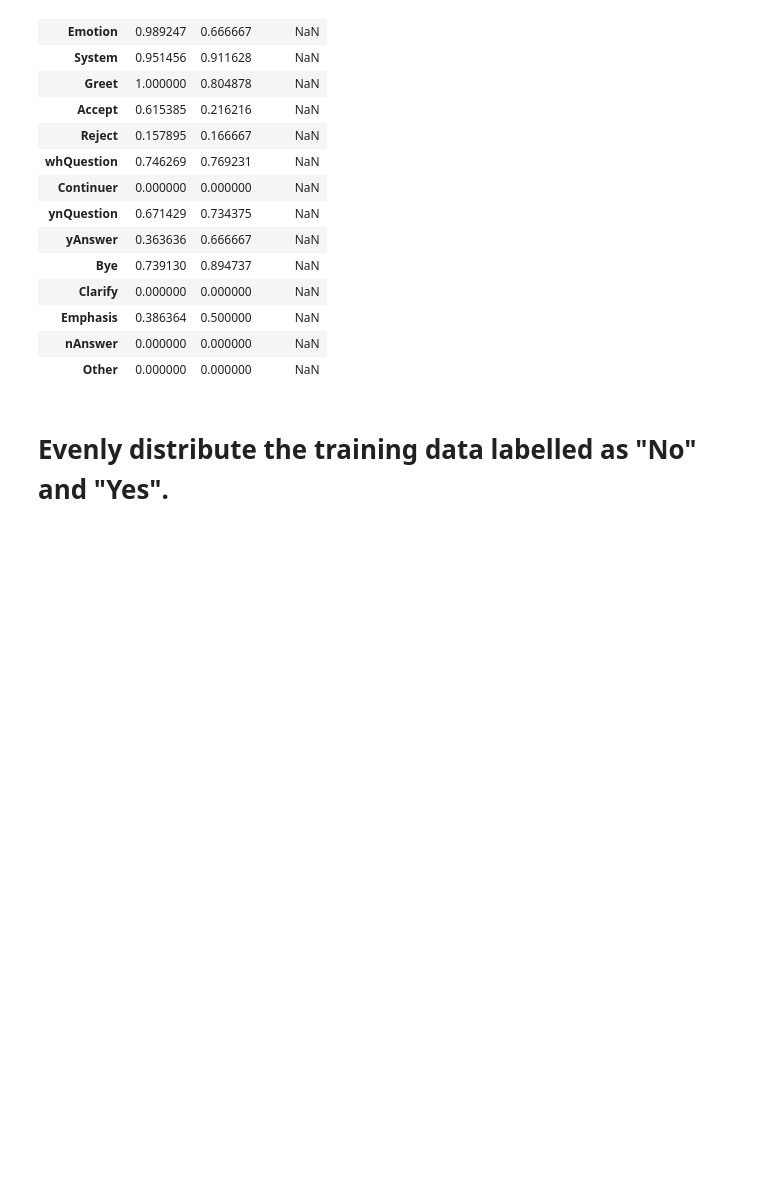
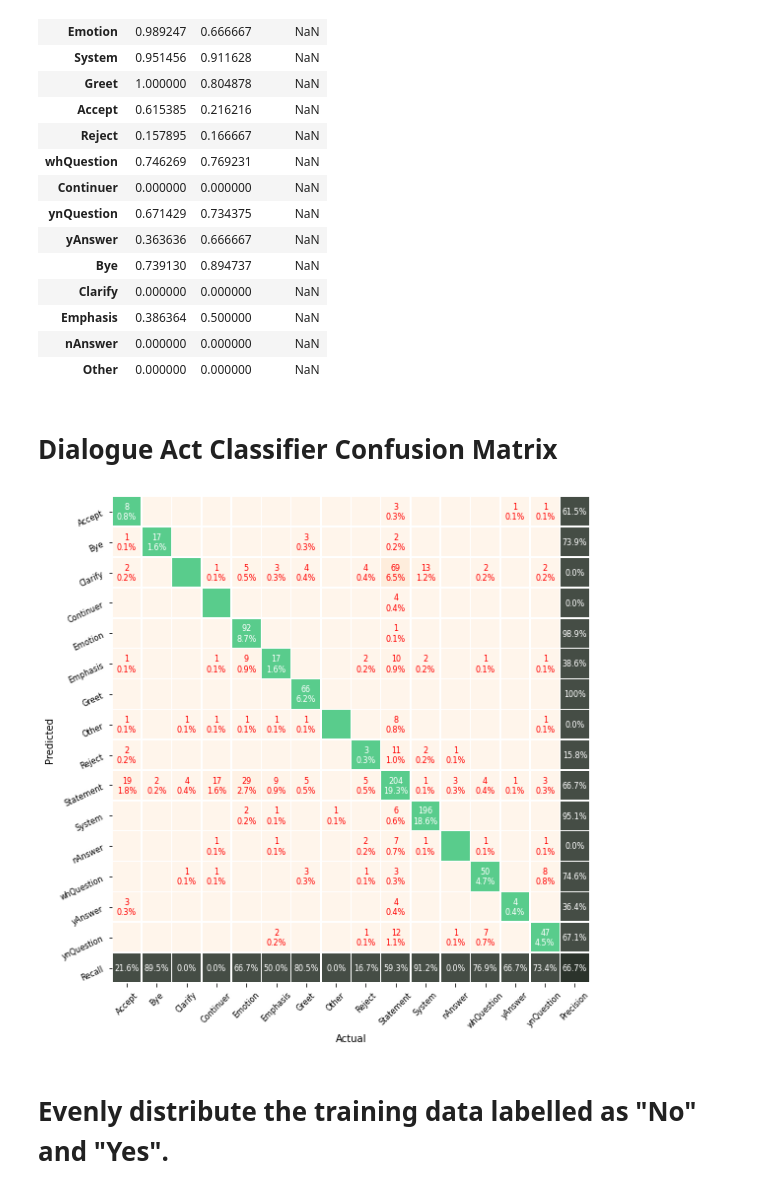
Before and after one commit to eddie-chiang/ccc4prc, a Jupyter notebook: Classifier Model Optimization - Recalibrated Dataset.ipynb, the cells around one changed output. Drawn from its saved outputs; the diff is of its cells as text; code cells hidden in the pictures; blank space fills up the shorter version.

```diff
--- a/Classifier Model Optimization - Recalibrated Dataset.ipynb
+++ b/Classifier Model Optimization - Recalibrated Dataset.ipynb
@@ -65,6 +65,15 @@ df
 | Emphasis | 0.386364 | 0.500000 | NaN |
 | nAnswer | 0.000000 | 0.000000 | NaN |
 | Other | 0.000000 | 0.000000 | NaN |
+# %% [markdown]
+# Dialogue Act Classifier Confusion Matrix
+# %%
+import seaborn
+from matplotlib import pyplot
+
+cm = dac_factory.print_confusion_matrix()
+# %% [output]
+[figure, added]
 # %% [markdown]
 # Evenly distribute the training data labelled as "No" and "Yes".
 # %%
```
Also changed, not shown: parts of 2 cells of this notebook, 6 other files.
